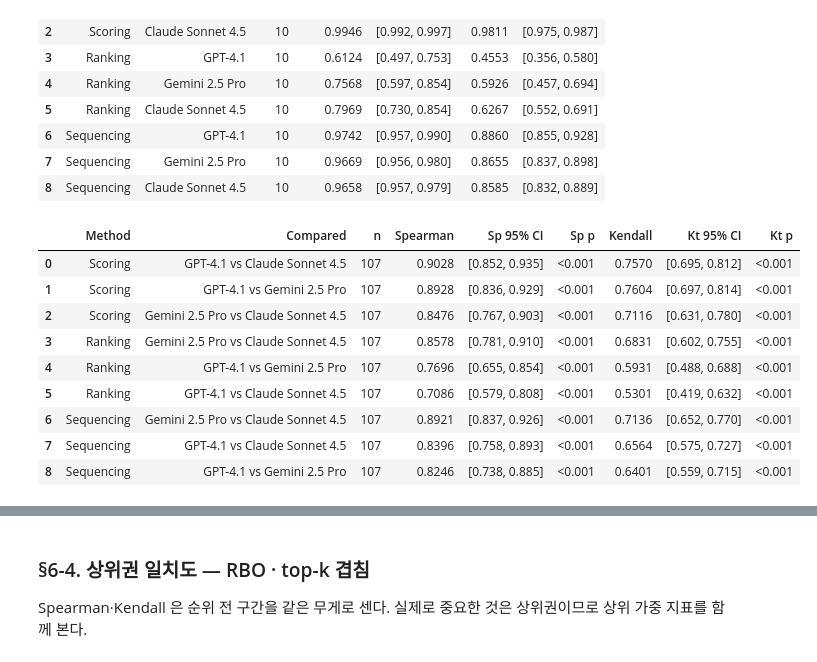
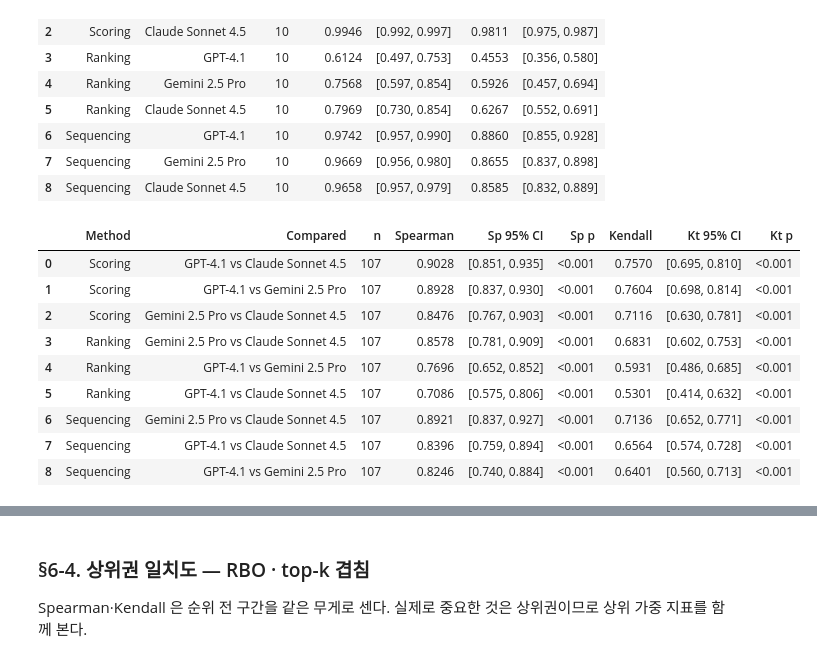
Before and after one commit to gykwak03/LLM-FeatureSelection-ICU-Delirium, a Jupyter notebook: 3. analyze feature selection method/3. LLM_FeatureSelection_Analysis.ipynb, the cells around one changed output, grey strips where cells are left out. Cells and saved outputs as stored; diff of their text form; code cells hidden in the pictures.

```diff
--- a/3. analyze feature selection method/3. LLM_FeatureSelection_Analysis.ipynb
+++ b/3. analyze feature selection method/3. LLM_FeatureSelection_Analysis.ipynb
@@ -597,15 +597,34 @@ Spearman ρ 와 Kendall τ, 부트스트랩(B = 5000) 95% 신뢰구간. 재현
 CI 끝자리가 ±0.003 흔들린다).
 # %%
 from scipy.stats import spearmanr, kendalltau
-RNG = np.random.default_rng(BOOT_SEED)
+import zlib
 
-def stats(a, b, B=B):
+# -----------------------------------------------------------------------------
+# 부트스트랩 난수는 '비교마다 독립'이어야 한다.
+#
+# 이전 판은 모듈 수준 RNG 하나(RNG = default_rng(BOOT_SEED))를 모든 비교가
+# 나눠 썼다. 그러면 어떤 비교가 어떤 난수를 받는지가 '그 전에 몇 번 호출됐는가'에
+# 달라져서, 셀을 다시 실행하거나 순서를 바꾸면 같은 비교의 CI 가 바뀐다
+# (확인된 편차 약 ±0.003). 위에서 아래로 딱 한 번 실행할 때만 재현됐다.
+#
+# 이제는 비교를 식별하는 tag 에서 시드를 유도해, 호출 순서·실행 횟수와 무관하게
+# 같은 비교면 항상 같은 난수열을 쓴다. tag -> 정수 변환에 내장 hash() 를 쓰면
+# 안 된다. 파이썬 문자열 해시는 프로세스마다 달라진다(PYTHONHASHSEED).
+# 값이 고정된 zlib.crc32 를 쓴다.
+# -----------------------------------------------------------------------------
+def boot_rng(tag, base=BOOT_SEED):
+    return np.random.default_rng(np.random.SeedSequence(
+        [int(base), int(zlib.crc32(str(tag).encode('utf-8')))]))
+
+
+def stats(a, b, tag, B=B):
+    rng = boot_rng(tag)
     m = pd.merge(a, b, on='feature', suffixes=('_1', '_2'))
     x, y, n = m['v_1'].to_numpy(), m['v_2'].to_numpy(), len(m)
     sp, spp = spearmanr(x, y); kt, ktp = kendalltau(x, y)
     sps, kts = np.empty(B), np.empty(B)
     for i in range(B):
-        idx = RNG.integers(0, n, n)
+        idx = rng.integers(0, n, n)
         sps[i] = spearmanr(x[idx], y[idx])[0]
         kts[i] = kendalltau(x[idx], y[idx])[0]
     return dict(n=n, sp=sp, spp=spp, kt=kt, ktp=ktp,
@@ -622,5 +641,5 @@ def row(key, label, s):
             'Kendall':  f"{s['kt']:.4f}",
             'Kt 95% CI': f"[{s['ktci'][0]:.3f}, {s['ktci'][1]:.3f}]", 'Kt p': pfmt(s['ktp'])}
 
-print('stats helpers ready (B =', B, ')')
+print('stats helpers ready (B =', B, ') — 비교별 독립 시드')
 # %% [output]
@@ -688,28 +707,28 @@ Table 2·3 의 상관은 이 값을 상한으로 해석할 것.
 # %%
 # ---- Table 2: 같은 방법, 서로 다른 LLM -----------------------------------
 rows2 = []
 for me in ANALYSIS_METHODS:
     lab = METHNAME[me]
-    tmp = [((lab, f'{MODEL_SHORT[a]} vs {MODEL_SHORT[b]}'), stats(V[(lab, a)], V[(lab, b)]))
+    tmp = [((lab, f'{MODEL_SHORT[a]} vs {MODEL_SHORT[b]}'), stats(V[(lab, a)], V[(lab, b)], f'cross-model|{lab}|{a}|{b}'))
            for a, b in itertools.combinations(MODEL_ORDER, 2)
            if (lab, a) in V and (lab, b) in V]
     for l, s in sorted(tmp, key=lambda t: -t[1]['sp']):
         rows2.append(row('Method', l, s))
 
 table2 = pd.DataFrame(rows2)
 table2.to_csv(os.path.join(OUT, 'Table2_cross_model.csv'), index=False, encoding='utf-8-sig')
 table2
 # %% [output]
 |  | Method | Compared | n | Spearman | Sp 95% CI | Sp p | Kendall | Kt 95% CI | Kt p |
-| 0 | Scoring | GPT-4.1 vs Claude Sonnet 4.5 | 107 | 0.9028 | [0.852, 0.935] | <0.001 | 0.7570 | [0.695, 0.812] | <0.001 |
-| 1 | Scoring | GPT-4.1 vs Gemini 2.5 Pro | 107 | 0.8928 | [0.836, 0.929] | <0.001 | 0.7604 | [0.697, 0.814] | <0.001 |
-| 2 | Scoring | Gemini 2.5 Pro vs Claude Sonnet 4.5 | 107 | 0.8476 | [0.767, 0.903] | <0.001 | 0.7116 | [0.631, 0.780] | <0.001 |
-| 3 | Ranking | Gemini 2.5 Pro vs Claude Sonnet 4.5 | 107 | 0.8578 | [0.781, 0.910] | <0.001 | 0.6831 | [0.602, 0.755] | <0.001 |
-| 4 | Ranking | GPT-4.1 vs Gemini 2.5 Pro | 107 | 0.7696 | [0.655, 0.854] | <0.001 | 0.5931 | [0.488, 0.688] | <0.001 |
-| 5 | Ranking | GPT-4.1 vs Claude Sonnet 4.5 | 107 | 0.7086 | [0.579, 0.808] | <0.001 | 0.5301 | [0.419, 0.632] | <0.001 |
-| 6 | Sequencing | Gemini 2.5 Pro vs Claude Sonnet 4.5 | 107 | 0.8921 | [0.837, 0.926] | <0.001 | 0.7136 | [0.652, 0.770] | <0.001 |
-| 7 | Sequencing | GPT-4.1 vs Claude Sonnet 4.5 | 107 | 0.8396 | [0.758, 0.893] | <0.001 | 0.6564 | [0.575, 0.727] | <0.001 |
-| 8 | Sequencing | GPT-4.1 vs Gemini 2.5 Pro | 107 | 0.8246 | [0.738, 0.885] | <0.001 | 0.6401 | [0.559, 0.715] | <0.001 |
+| 0 | Scoring | GPT-4.1 vs Claude Sonnet 4.5 | 107 | 0.9028 | [0.851, 0.935] | <0.001 | 0.7570 | [0.695, 0.810] | <0.001 |
+| 1 | Scoring | GPT-4.1 vs Gemini 2.5 Pro | 107 | 0.8928 | [0.837, 0.930] | <0.001 | 0.7604 | [0.698, 0.814] | <0.001 |
+| 2 | Scoring | Gemini 2.5 Pro vs Claude Sonnet 4.5 | 107 | 0.8476 | [0.767, 0.903] | <0.001 | 0.7116 | [0.630, 0.781] | <0.001 |
+| 3 | Ranking | Gemini 2.5 Pro vs Claude Sonnet 4.5 | 107 | 0.8578 | [0.781, 0.909] | <0.001 | 0.6831 | [0.602, 0.753] | <0.001 |
+| 4 | Ranking | GPT-4.1 vs Gemini 2.5 Pro | 107 | 0.7696 | [0.652, 0.852] | <0.001 | 0.5931 | [0.486, 0.685] | <0.001 |
+| 5 | Ranking | GPT-4.1 vs Claude Sonnet 4.5 | 107 | 0.7086 | [0.575, 0.806] | <0.001 | 0.5301 | [0.414, 0.632] | <0.001 |
+| 6 | Sequencing | Gemini 2.5 Pro vs Claude Sonnet 4.5 | 107 | 0.8921 | [0.837, 0.927] | <0.001 | 0.7136 | [0.652, 0.771] | <0.001 |
+| 7 | Sequencing | GPT-4.1 vs Claude Sonnet 4.5 | 107 | 0.8396 | [0.759, 0.894] | <0.001 | 0.6564 | [0.574, 0.728] | <0.001 |
+| 8 | Sequencing | GPT-4.1 vs Gemini 2.5 Pro | 107 | 0.8246 | [0.740, 0.884] | <0.001 | 0.6401 | [0.560, 0.713] | <0.001 |
 # %%
 # ---- Table 3: 같은 모델, 서로 다른 방법 ----------------------------------
 METHOD_PAIRS = list(itertools.combinations([METHNAME[m] for m in METHODS], 2))
```
Also changed, not shown: parts of 9 cells of this notebook, 28 other files.
